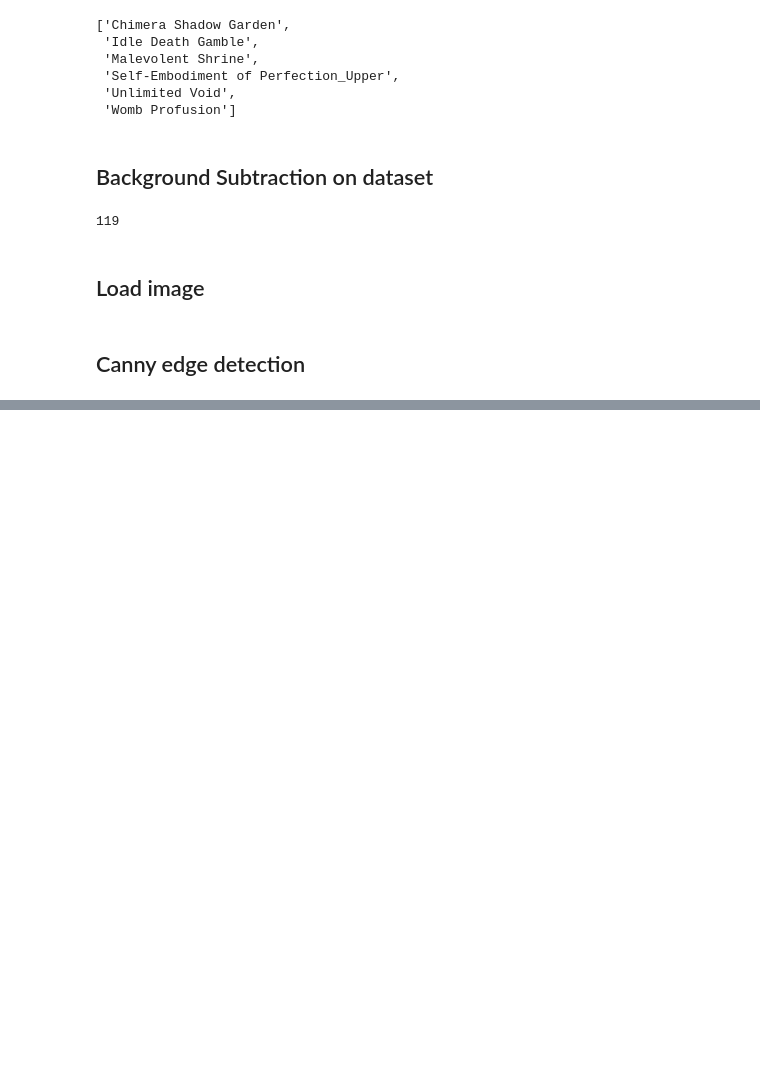
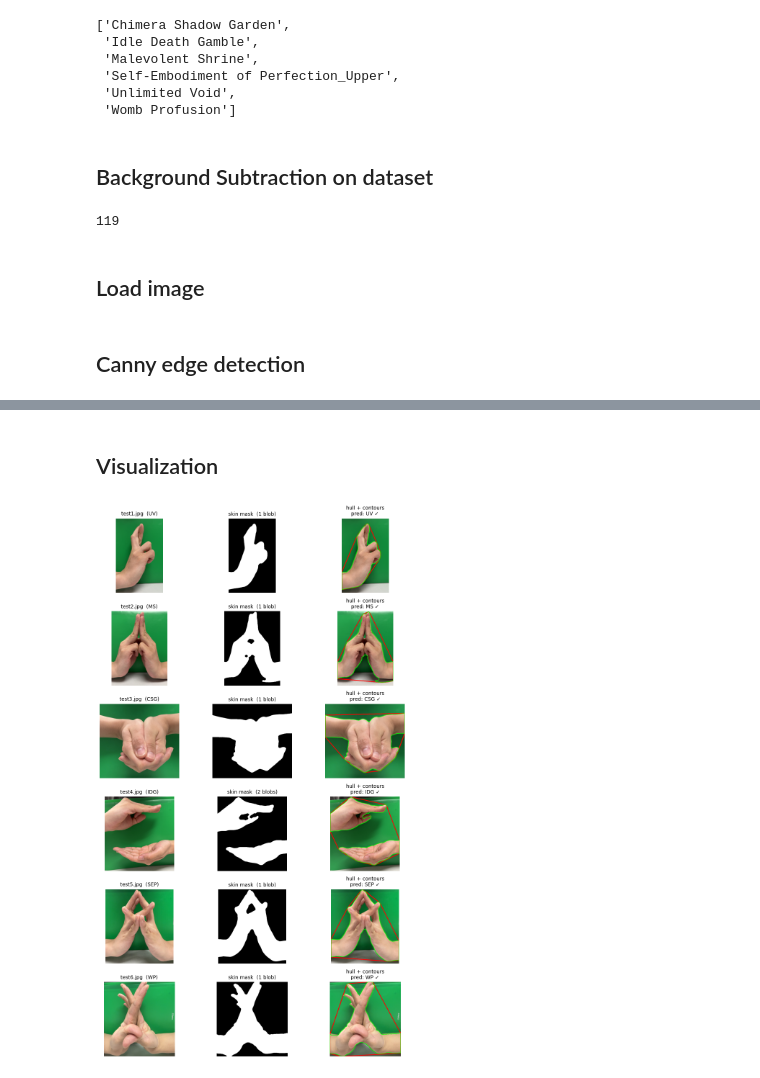
Before and after one commit to ahsieh25/DomainDetector, a Jupyter notebook: domain_detector.ipynb, the cells around one changed output, grey strips where cells are left out. Drawn from its saved outputs; the diff is of its cells as text; code cells hidden in the pictures; blank space fills up the shorter version.

```diff
--- a/domain_detector.ipynb
+++ b/domain_detector.ipynb
@@ -116,6 +105,0 @@ def largest_contour(mask):
-# %%
-def hu_moments(contour):
-    M = cv2.moments(contour)
-    hu = cv2.HuMoments(M).flatten()
-    # Log-transform: standard normalization so all 7 values have comparable magnitude
-    return -np.sign(hu) * np.log10(np.abs(hu) + 1e-10)
@@ -300,0 +244,13 @@ plt.show()
+# %%
+def classify(feat, reference):
+    best_class, best_dist = None, float("inf")
+    per_class_dist = {}
+    for class_name, vectors in reference.items():
+        if not vectors:
+            per_class_dist[class_name] = float("inf")
+            continue
+        d = min(np.linalg.norm(feat - v) for v in vectors)
+        per_class_dist[class_name] = d
+        if d < best_dist:
+            best_dist, best_class = d, class_name
+    return best_class, best_dist, per_class_dist
@@ -300,0 +293,37 @@ plt.show()
+# %% [markdown]
+## Visualization
+# %%
+short_names = {
+    "Chimera Shadow Garden": "CSG",
+    "Idle Death Gamble": "IDG",
+    "Malevolent Shrine": "MS",
+    "Self-Embodiment of Perfection_Upper": "SEP",
+    "Unlimited Void": "UV",
+    "Womb Profusion": "WP",
+}
+
+fig, axes = plt.subplots(len(results), 3, figsize=(10, 2.6 * len(results)))
+for i, r in enumerate(results):
+    out = process(r["path"])
+    axes[i, 0].imshow(cv2.cvtColor(out["bgr"], cv2.COLOR_BGR2RGB))
+    axes[i, 0].set_title(f"{os.path.basename(r['path'])}  ({short_names[r['true']]})", fontsize=10)
+    axes[i, 0].axis("off")
+
+    axes[i, 1].imshow(out["mask"], cmap="gray")
+    axes[i, 1].set_title(f"skin mask  ({len(out['sig'])} blob{'s' if len(out['sig'])!=1 else ''})", fontsize=10)
+    axes[i, 1].axis("off")
+
+    hull_vis = cv2.cvtColor(out["bgr"], cv2.COLOR_BGR2RGB).copy()
+    if out["hull"] is not None:
+        cv2.drawContours(hull_vis, [out["hull"]], -1, (255, 0, 0), 3)
+        for c in out["sig"]:
+            cv2.drawContours(hull_vis, [c], -1, (0, 255, 0), 2)
+    mark = "✓" if r["correct"] else "✗"
+    axes[i, 2].imshow(hull_vis)
+    axes[i, 2].set_title(f"hull + contours\npred: {short_names.get(r['pred'], r['pred'])} {mark}", fontsize=10)
+    axes[i, 2].axis("off")
+
+plt.tight_layout()
+plt.show()
+# %% [output]
+[figure, added]
```
Also changed, not shown: parts of 34 cells of this notebook.
